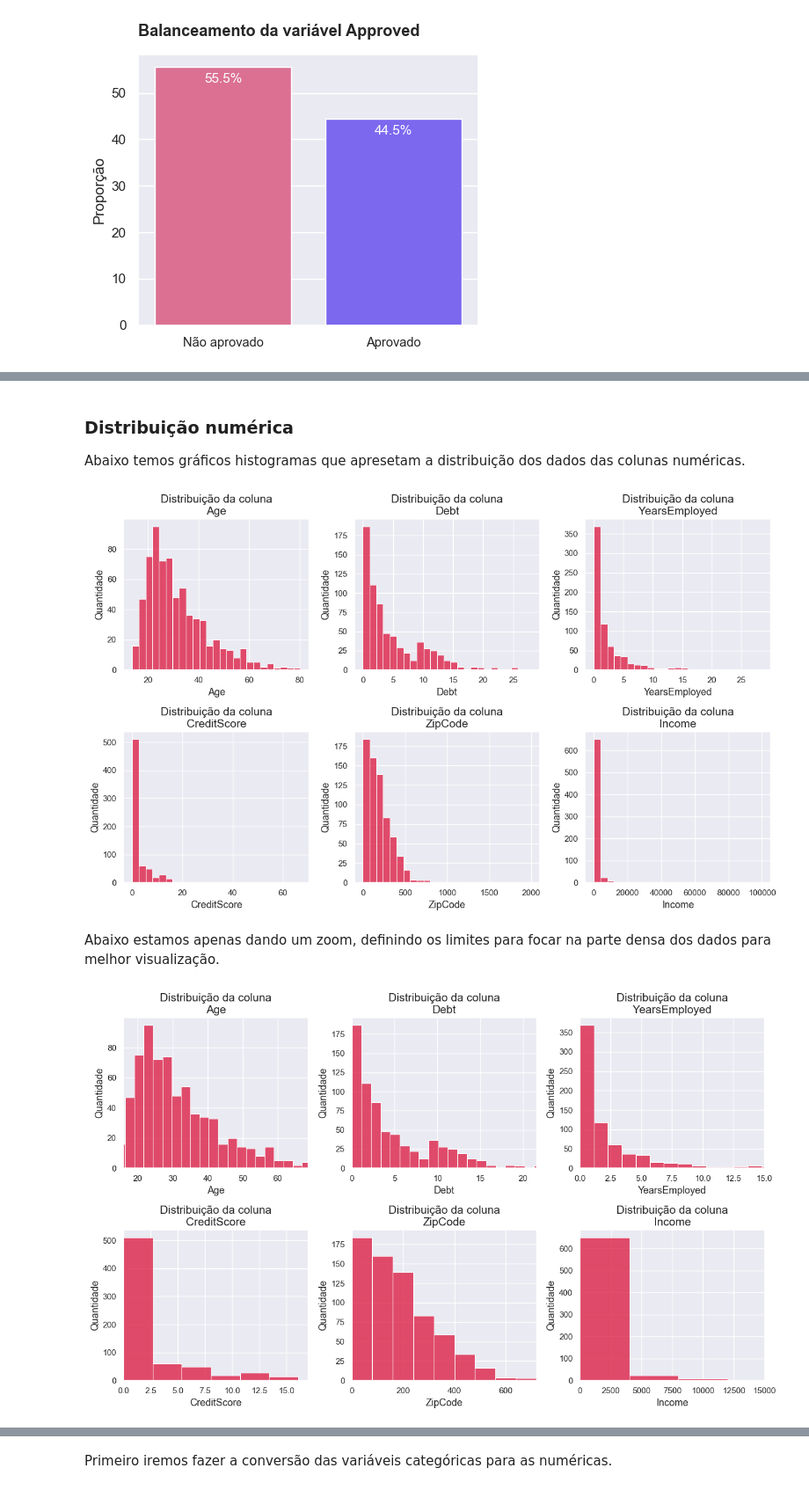
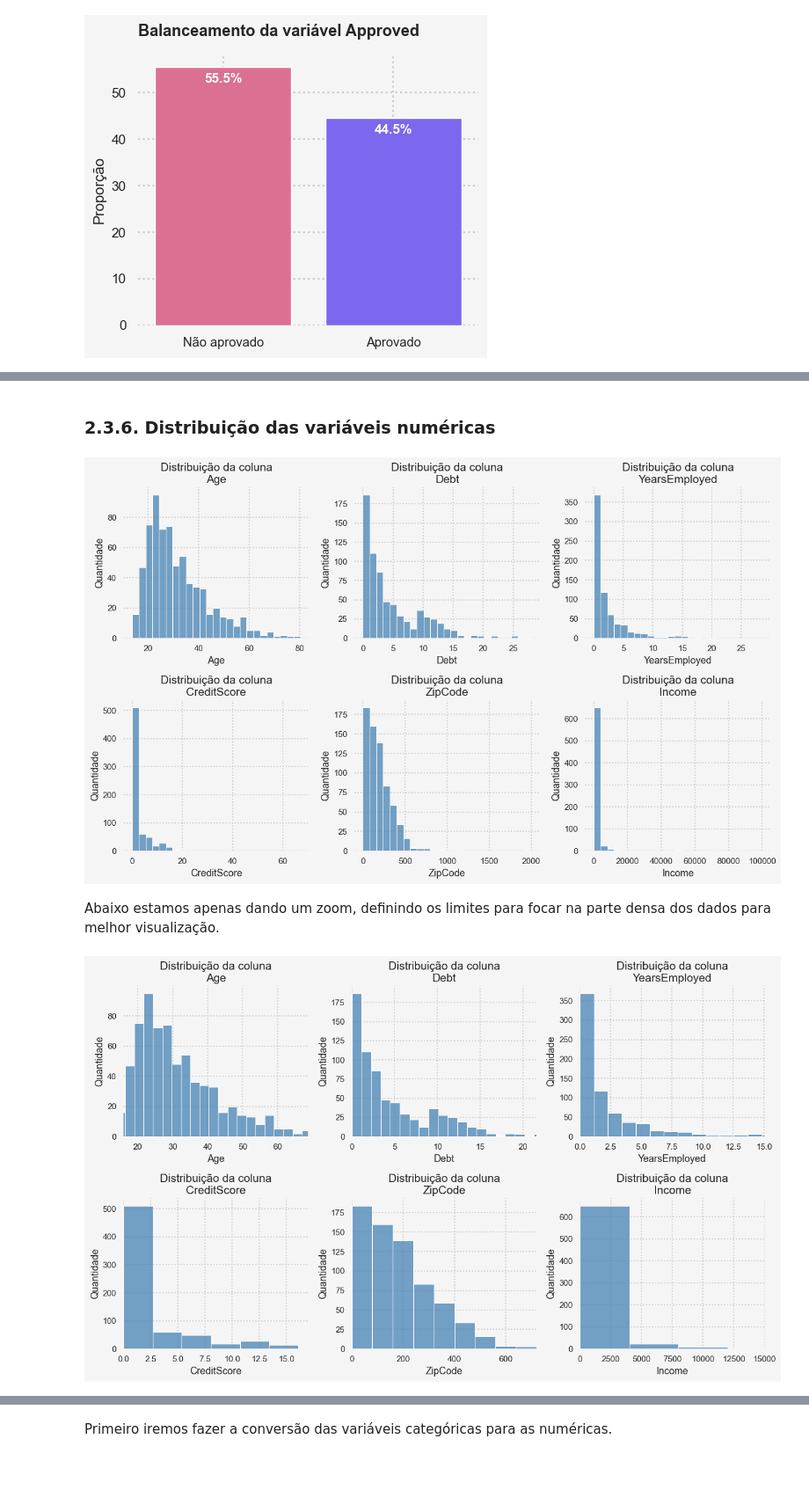
Before and after one commit to hribes/Projeto_Aprovacao_Credito, a Jupyter notebook: Notebook/Aprovacao_cartao_credito.ipynb, the cells around one changed output, grey strips where cells are left out. Shown at 88% size. Drawn from its saved outputs; the diff is of its cells as text; code cells hidden in the pictures.

```diff
--- a/Notebook/Aprovacao_cartao_credito.ipynb
+++ b/Notebook/Aprovacao_cartao_credito.ipynb
@@ -113,0 +126,8 @@ memory usage: 86.4+ KB
+# %%
+X = df.drop(columns=["Approved"])
+y = df["Approved"]
+
+X_train, X_test, y_train, y_test = train_test_split(X, y, test_size=0.30, random_state=42, stratify=y)
+
+print(f"Tamanho do treino: {X_train.shape[0]}")
+print(f"Tamanho do teste: {X_test.shape[0]}")
@@ -113,0 +139,3 @@ memory usage: 86.4+ KB
+# %%
+df_train = pd.concat([X_train, y_train], axis=1)
+df_train.shape
@@ -200,10 +344,10 @@ Abaixo estaremos observando como esta o balanceamento da nossa variável alvo.
 # %%
-approved = df['Approved'].value_counts(normalize=True)
+approved = df_train['Approved'].value_counts(normalize=True)
 approved_df = approved.reset_index()
 approved_df.columns = ['Approved', 'Proportion']
 approved_df['Proportion'] = approved_df['Proportion'].apply(lambda x: x * 100)
 
-sns.set_theme(style='darkgrid')
+sns.set_theme(style='white')
 fig, ax = plt.subplots(figsize=(5, 4))
 bars = sns.barplot(data=approved_df, x='Approved', y='Proportion', ax=ax)
 ax.set_xticks(ticks=range(2), labels=['Não aprovado', 'Aprovado'], fontsize=10.5)
@@ -222,7 +366,13 @@ for bar in bars.containers[0]:
               xytext=(0, -10),
               textcoords="offset points",
               ha='center', va='center',
-              fontsize=11, color='white')
+              fontsize=11, color='white', fontweight='bold')
+
+ax.grid(True, linestyle=':', linewidth=1.5)
+ax.set_facecolor("#F5F5F5")
+plt.gcf().set_facecolor("#F5F5F5")
+for spine in ax.spines.values():
+    spine.set_visible(False)
 
 plt.show()
 # %% [output]
@@ -234,9 +380,6 @@ analisar a possibilidade de aplicar técnicas para aumentar a classe de aprovado
-# %% [markdown]
-### **Distribuição numérica**
-
-Abaixo temos gráficos histogramas que apresetam a distribuição dos dados das colunas numéricas.
+# %% [markdown]
+### **2.3.6. Distribuição das variáveis numéricas**
 # %%
-
 num_plots = len(numericos)
 rows = (num_plots // 3) + (1 if num_plots % 3 != 0 else 0)
 
@@ -244,38 +387,52 @@ fig, ax = plt.subplots(rows, 3, figsize=(13, 4 * rows))
 ax = ax.flatten()
 
 for i, coluna in enumerate(numericos):
-    sns.histplot(data=df, x=coluna, ax=ax[i], bins=25, color='#DC143C')
+    sns.histplot(data=df, x=coluna, ax=ax[i], bins=25, color='#4682B4')
     ax[i].set_title(f'Distribuição da coluna\n{coluna}', fontsize=15)
     ax[i].set_xlabel(coluna, fontsize=13)
     ax[i].set_ylabel('Quantidade', fontsize=13)
+    ax[i].grid(True, linestyle=':', linewidth=1.5)
+    ax[i].set_facecolor("#F5F5F5")
+
+    for spine in ax[i].spines.values():
+        spine.set_visible(False)
 
 for i in range(len(numericos), len(ax)):
     fig.delaxes(ax[i])
 
+
+plt.gcf().set_facecolor("#F5F5F5")
 plt.tight_layout()
 plt.show()
 # %% [output]
-[figure, old version]
+[figure, new version]
 # %% [markdown]
 Abaixo estamos apenas dando um zoom, definindo os limites para focar na parte densa dos dados para melhor visualização.
 # %%
 num_plots = len(numericos)
 rows = (num_plots // 3) + (1 if num_plots % 3 != 0 else 0)
 fig, ax = plt.subplots(2, 3, figsize=(13, 4 * rows))
 ax = ax.flatten()
 
 for i, coluna in enumerate(numericos):
-    sns.histplot(data=df, x=coluna, ax=ax[i], bins=25, color='#DC143C')
+    sns.histplot(data=df, x=coluna, ax=ax[i], bins=25, color='#4682B4')
     ax[i].set_title(f'Distribuição da coluna\n{coluna}', fontsize=15)
     ax[i].set_xlabel(coluna, fontsize=13)
     ax[i].set_ylabel('Quantidade', fontsize=13)
 
     ax[i].set_xlim(df[coluna].quantile(0.01), df[coluna].quantile(0.99))
 
+    ax[i].grid(True, linestyle=':', linewidth=1.5)
+    ax[i].set_facecolor("#F5F5F5")
+
+    for spine in ax[i].spines.values():
+        spine.set_visible(False)
+
+plt.gcf().set_facecolor("#F5F5F5")
 plt.tight_layout()
 plt.show()
 # %% [output]
-[figure, old version]
+[figure, new version]
 # %%
 num_plots = len(numericos)
 rows = (num_plots // 3) + (1 if num_plots % 3 != 0 else 0)
```
Also changed, not shown: parts of 58 cells of this notebook, 2 other files.
